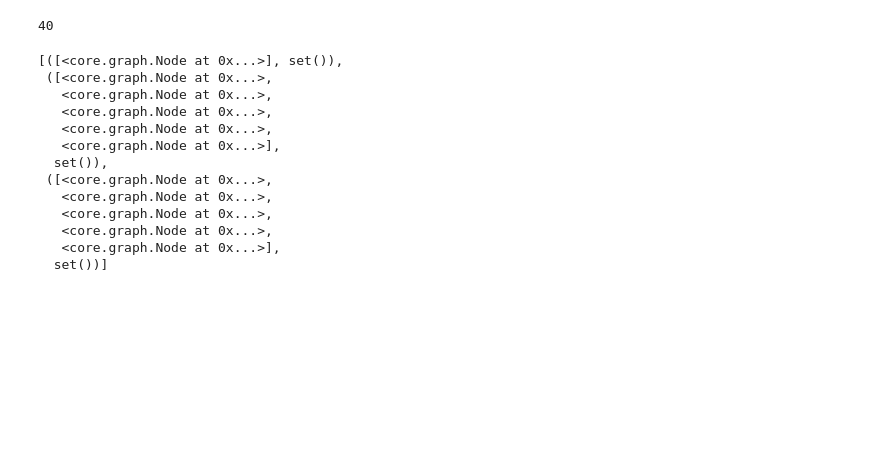
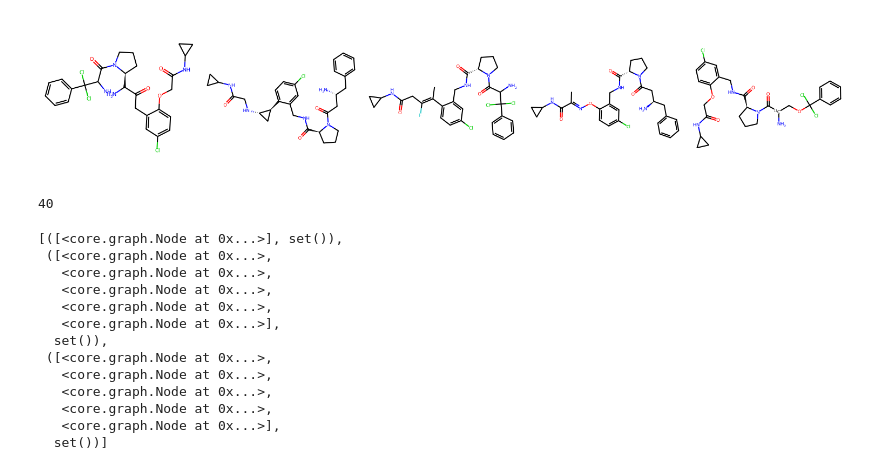
Before and after one commit to mosilian7/VirtualLeadOpt, a Jupyter notebook: SanityCheck.ipynb, the cells around one changed output. Cells and saved outputs as stored; diff of their text form; code cells hidden in the pictures; blank space fills up the shorter version.

```diff
--- a/SanityCheck.ipynb
+++ b/SanityCheck.ipynb
@@ -5,12 +5,12 @@ import time
 import os
 import core.constraint as constr
 # %%
-pw = pred.PredictorWrapper("test/pdbdemo.pdb","test/configtest.txt", dock_cpu=2)
+pw = pred.PredictorWrapper("test/ddp-4.pdb","test/ddp-4config.txt", dock_cpu=3)
 ct = constr.PREDEFINED_CONSTRAINT
-source_mol = graph.Node("C=C(C)Cn1c(CN2CCN(c3ccc(Cl)cc3)CC2)nc2ccccc21")
+source_mol = graph.Node("N[C@@H](CC(=O)N1CCC[C@H]1C(=O)NCC1=C(OCC(=O)NC2CC2)C=CC(Cl)=C1)CC1=CC=CC=C1")
 # %%
-bss = graph.BeamSearchSolver(pw, ct, iter_num=2, beam_width=5,
-                             exhaustiveness=0.003, epsilon=0.2, source_mol=source_mol, prediction_workers=6)
+bss = graph.BeamSearchSolver(pw, ct, iter_num=5, beam_width=5,
+                             exhaustiveness=0.002, epsilon=0.2, source_mol=source_mol, prediction_workers=6)
 # %%
 bss.run()
 # %% [output]
@@ -34,3 +143,8 @@ JobId: LAPTOP-0287K7QE-0-636e6bb2
+# %%
+import common.util as util
+util.visualize([str(m) for m in bss.history[-1][0]])
+# %% [output]
+[figure, added]
 # %%
 len(bss.discard)
 # %% [output]
```
Also changed, not shown: parts of 4 cells of this notebook, 7 other files.
